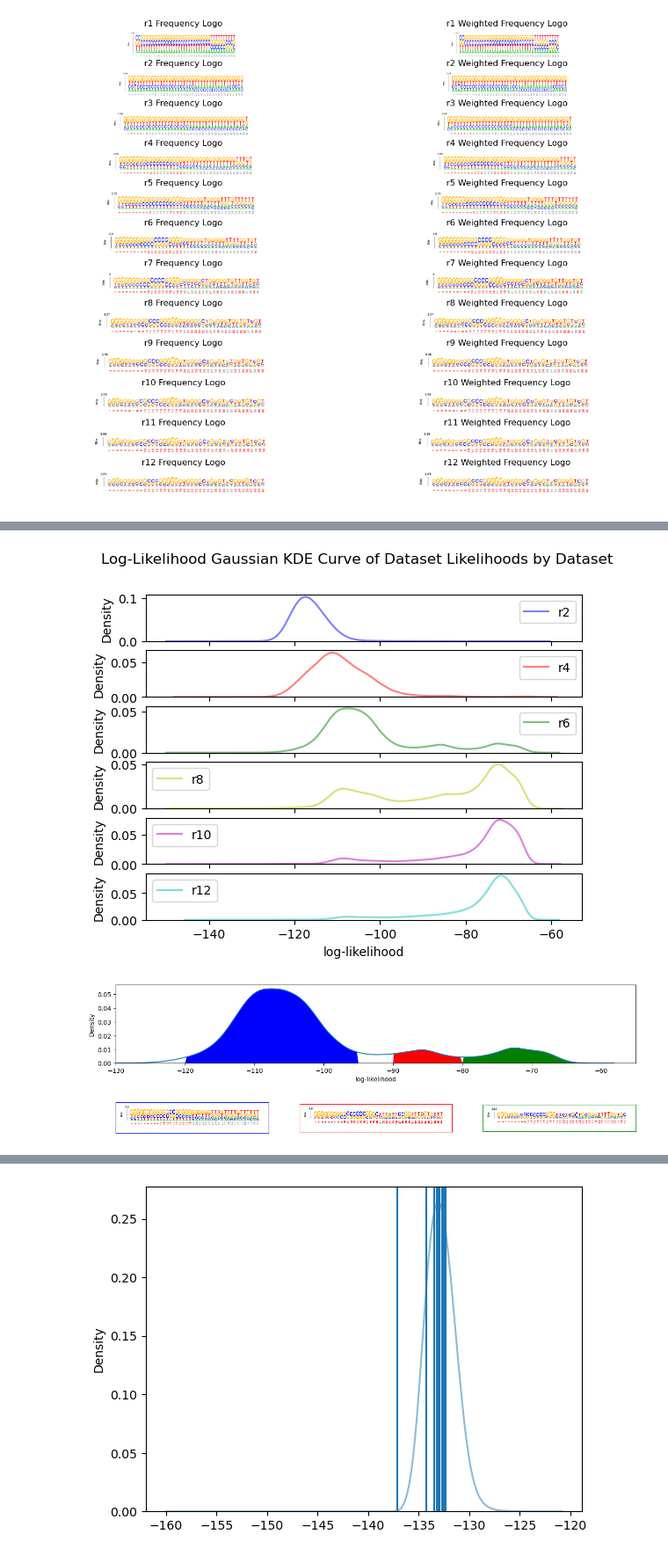
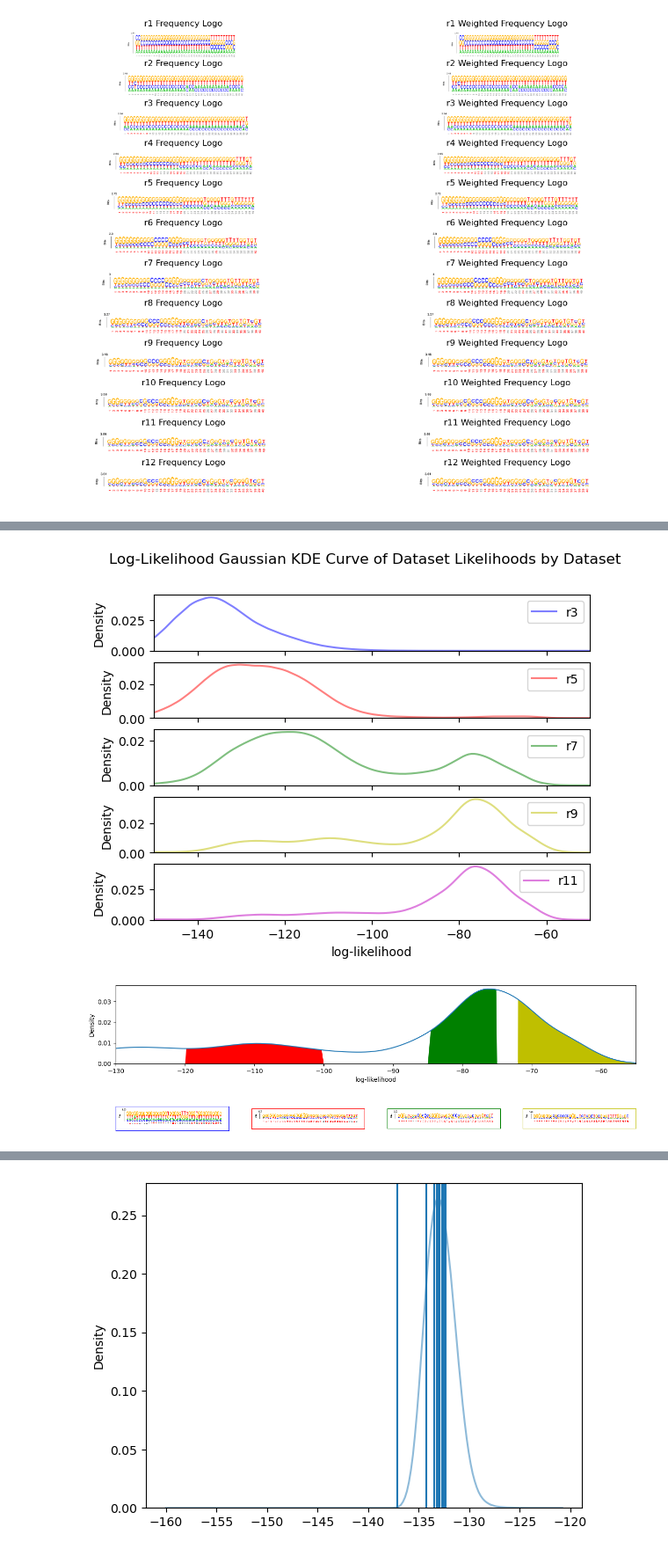
Before and after one commit to Jonahowns/phage_display_ML, a Jupyter notebook: rbm_torch/analysis/cov_analysis_w.ipynb, the cells around one changed output, grey strips where cells are left out. Shown at 88% size. Saved outputs shown, nothing was run; the diff lists cells and outputs as text; code cells hidden in the pictures.

```diff
--- a/rbm_torch/analysis/cov_analysis_w.ipynb
+++ b/rbm_torch/analysis/cov_analysis_w.ipynb
@@ -27,7 +24,7 @@ rounds_w = [f"r{i}_w" for i in range(1, 13)]
 # Did not train rounds 1 or 2. 2 crashed and 1 takes too much memory
 
 # generate weights in respective
-for rid, round in enumerate(rounds[2:]):
+for rid, round in enumerate(rounds_w[2:]):
     # if rid > 0:
     #     break
     checkp, version_dir = am.get_checkpoint_path(round, rbmdir=mdir)
@@ -128,7 +133,7 @@ am.plot_likelihoods(r11_likelihoods["likelihoods"], rounds_w[2::2], rounds_w[2::
 # %%
-am.plot_likelihoods(r11_likelihoods["likelihoods"], rounds_w[2::2], rounds_w[2::2], xlim=(-150, -50), cdf=False)
+am.plot_likelihoods(r11_likelihoods["likelihoods"], rounds[2::2], rounds[2::2], xlim=(-150, -50), cdf=False)
 # %% [output]
-[figure, old version]
+[figure, new version]
 # %%
 def shaded_kde_curve(ax, path, xmin, xmax, color):
     vertices = [ (x, y) for x, y in path.vertices if xmin < x < xmax]
@@ -184,9 +189,9 @@ def multi_peak_seq_log_fig(data, likelihoods, round, bounds, weight=False, title
 
     plt.show()
 # %%
-multi_peak_seq_log_fig(all_data, r11_likelihoods["likelihoods"], "r5_w", [[-120, -95], [-90, -80], [-80, 0]], weight=False, xlim=(-130, -55))
+multi_peak_seq_log_fig(all_data, r11_likelihoods["likelihoods"], "r9", [[-140, -130],[-120, -100], [-85, -75], [-72, 0]], weight=False, xlim=(-130, -55))
 # %% [output]
-[figure, old version]
+[figure, new version]
 # %%
 # calculate likelihoods from last round rbm only
 checkp, v_dir = am.get_checkpoint_path("r3_w", rbmdir=mdir)
```
Also changed, not shown: parts of 10 cells of this notebook.
